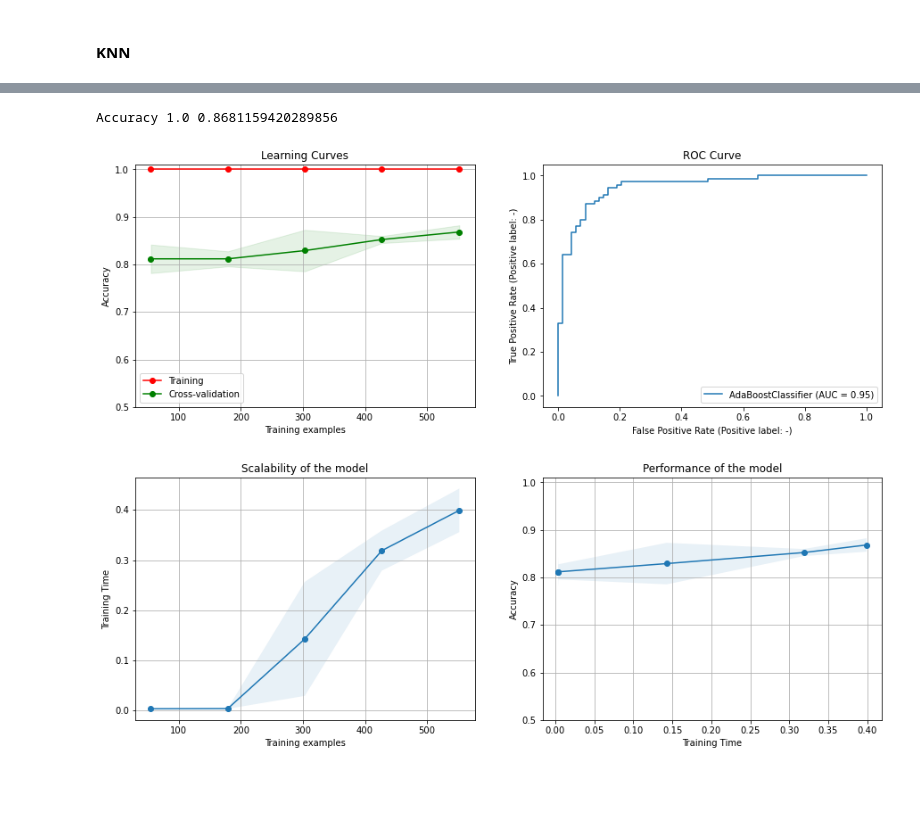
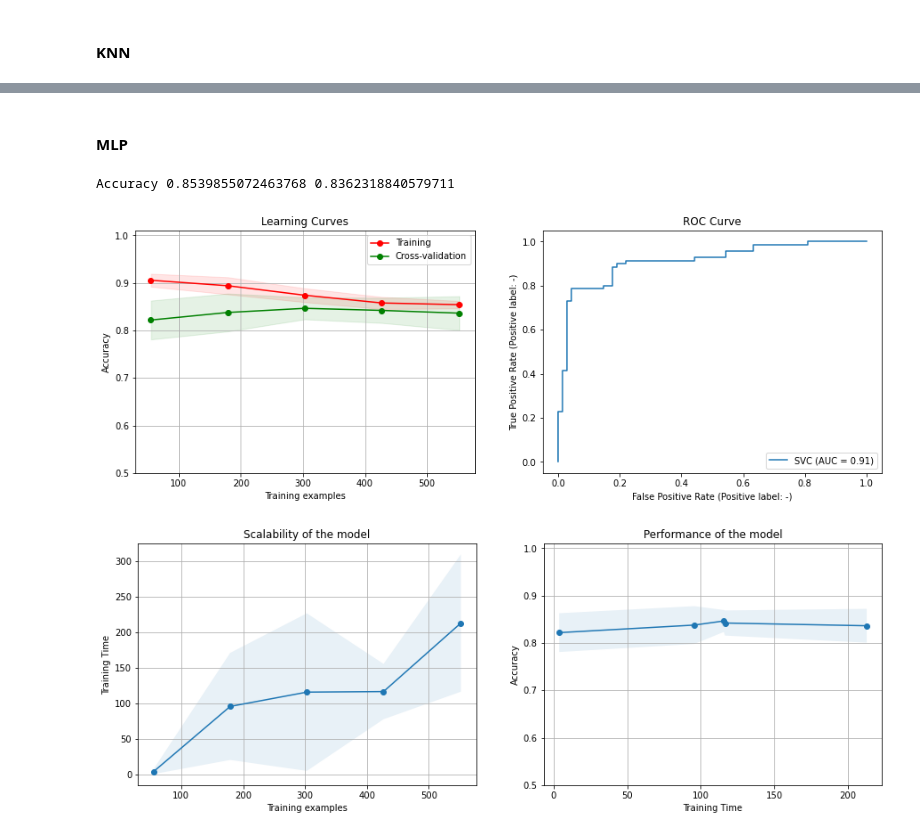
Before and after one commit to bryanliu94/CS7641_Machine_Learning, a Jupyter notebook: creditcard-approval.ipynb, the cells around one changed output, grey strips where cells are left out. Cells and saved outputs as stored; diff of their text form; code cells hidden in the pictures; blank space fills up the shorter version.

```diff
--- a/creditcard-approval.ipynb
+++ b/creditcard-approval.ipynb
@@ -698,9 +645,0 @@ rescaledxTest = scaler.fit_transform(xTest)
-# %%
-# Import LogisticRegression
-from sklearn.linear_model import LogisticRegression
-
-# Instantiate a LogisticRegression classifier with default parameter values
-logreg = LogisticRegression()
-
-# Fit logreg to the train set
-logreg.fit(rescaledxTrain, yTrain)
@@ -727,13 +648,19 @@ array([[94,  8],
 # %%
-svm_clf = svm.SVC(kernel='linear')
-# clf.fit(xTrain, yTrain)
-# clf.score(xTest,yTest)
+plt.figure()
+degrees = range(1, 6)
+
+poly_test = []
+for i in degrees:
 
 
-# mlp_clf = MLPClassifier(solver='lbfgs', alpha=1e-5, hidden_layer_sizes=(15, 10, 2), random_state=1)
-mlp_clf = MLPClassifier(hidden_layer_sizes=(26,150,26),  max_iter=1000, solver='lbfgs', activation='relu', alpha=0.7,
-                 learning_rate_init=0.5,  verbose=False, momentum=0.1, random_state=42)
-mlp_clf.fit(xTrain, yTrain)
-mlp_clf.score(xTest,yTest)
-# 0.7922705314009661
+    svm_clf = svm.SVC(kernel='poly', degree=i)
+    svm_clf.fit(xTrain, yTrain)
+    score = svm_clf.score(xTest,yTest)
+    poly_test.append(score)
+plt.plot(degrees, poly_test)
+plt.legend(['Polynomial Kernel'])
+plt.xlabel('Polynomial degree')
+plt.ylabel('Testing score')
+plt.xticks(degrees)
+plt.show()
 # %% [output]
@@ -754,0 +687,2 @@ Increase the number of iterations (max_iter) or scale the data as shown in:
+# %% [markdown]
+#### **MLP**
@@ -755,24 +696,28 @@ Increase the number of iterations (max_iter) or scale the data as shown in:
 # %%
+# select different classifiers to generate the cross validation results
+# classifier = DecisionTreeClassifier(random_state=0, ccp_alpha=0.00553785)
+# base = DecisionTreeClassifier(random_state=0, ccp_alpha=0.0028)
+# classifier = AdaBoostClassifier(base_estimator=base, n_estimators=100, random_state=0)
+# classifier =KNeighborsClassifier(n_neighbors=9)
+classifier = svm.SVC(kernel='linear')
+
 cv = ShuffleSplit(n_splits=5, test_size=0.2, random_state=0)
-# classifier = DecisionTreeClassifier(random_state=0, ccp_alpha=0.00553785)
-base = DecisionTreeClassifier(random_state=0, ccp_alpha=0.0028)
-classifier = AdaBoostClassifier(base_estimator=base, n_estimators=100, random_state=0)
 
 fig, axes = plt.subplots(1, 2, figsize=(15, 5))
 fig2, axes2 = plt.subplots(1, 2, figsize=(15, 5))
 
 
 plot_learning_curve(
     classifier, "Learning Curves", X, y, axes=[axes[0], axes2[0], axes2[1]], ylim=(0.5, 1.01), cv=cv, n_jobs=4
 )
 
 classifier.fit(xTrain, yTrain)
 plot_roc_curve(classifier, xTest, yTest, ax=axes[1])
 axes[1].set_title('ROC Curve')
 
 fig.savefig('DT1.jpg')
 fig2.savefig('DT2.jpg')
 # %% [output]
-Accuracy 1.0 0.8681159420289856
+Accuracy 0.8539855072463768 0.8362318840579711
-[figure, old version]
+[figure, new version]
-[figure, old version]
+[figure, new version]
```
Also changed, not shown: parts of 19 cells of this notebook, 3 other files.
